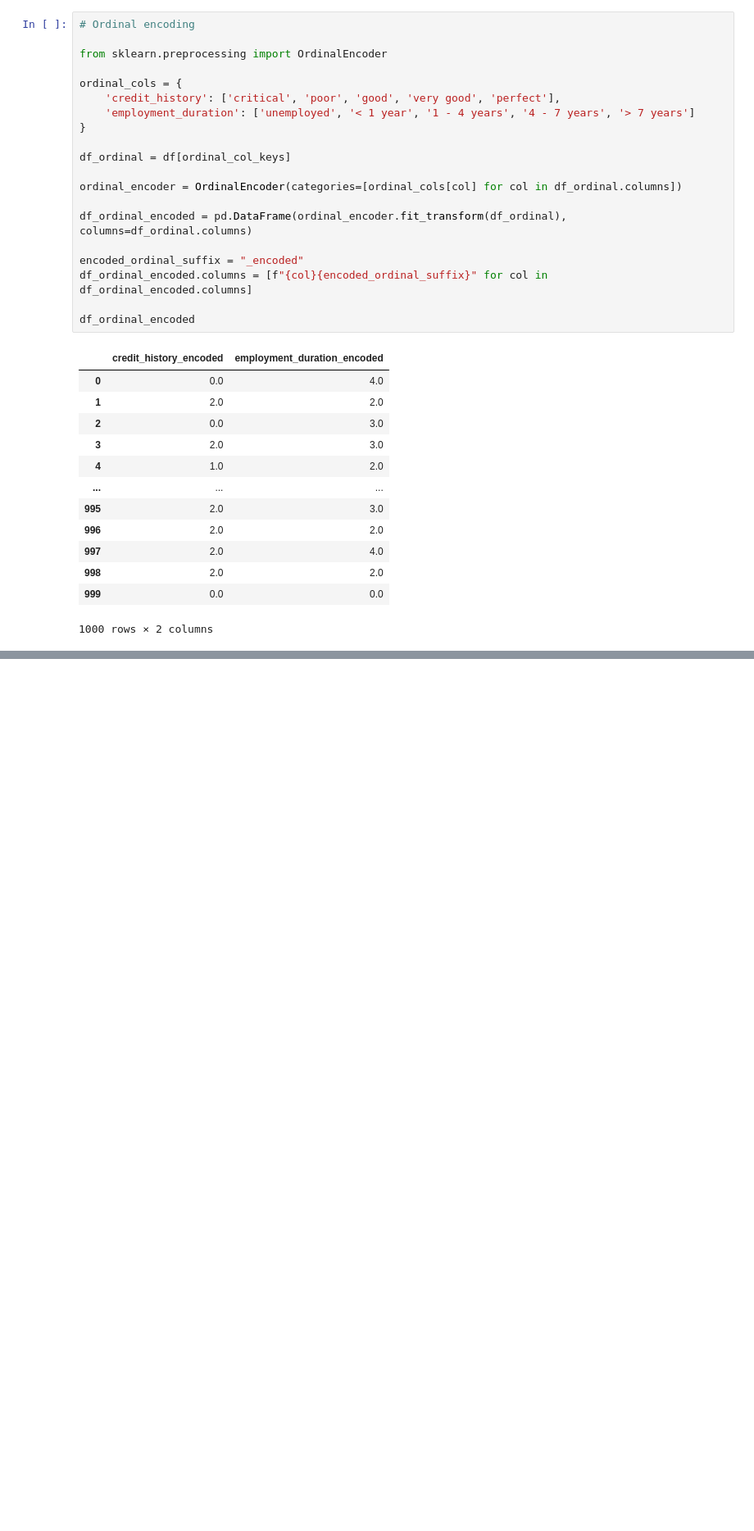
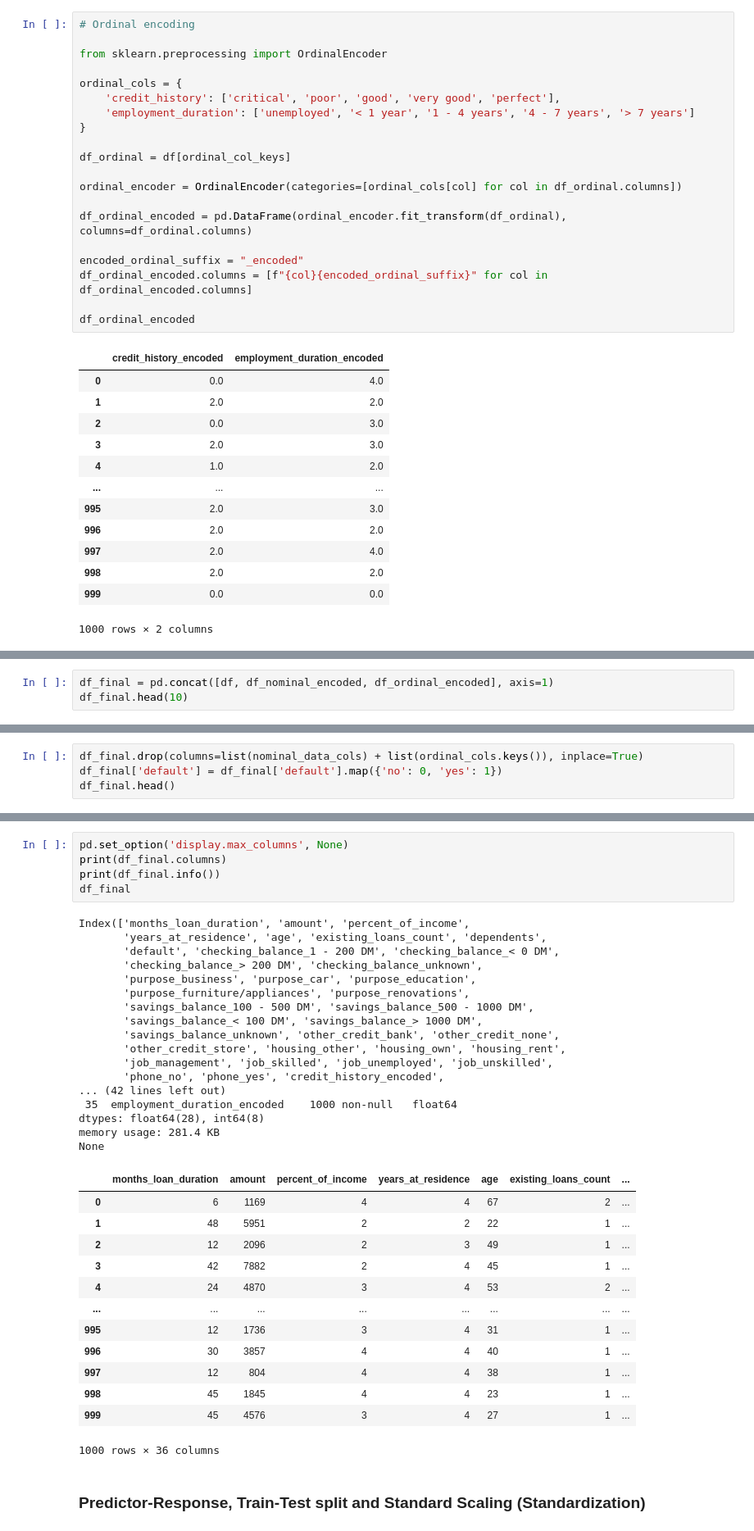
Before and after one commit to yatender-oktalk/machine-learning-arizona, a Jupyter notebook: week-6/project.ipynb, the cells around one changed output, grey strips where cells are left out. Shown at 82% size. Cells and saved outputs as stored; diff of their text form; blank space fills up the shorter version.

```diff
--- a/week-6/project.ipynb
+++ b/week-6/project.ipynb
@@ -481,0 +481,3 @@ OrdinalEncoder(categories=[['critical', 'poor', 'good', 'very good', 'perfect'],
+# %%
+df_final = pd.concat([df, df_nominal_encoded, df_ordinal_encoded], axis=1)
+df_final.head(10)
@@ -481,0 +504,4 @@ OrdinalEncoder(categories=[['critical', 'poor', 'good', 'very good', 'perfect'],
+# %%
+df_final.drop(columns=list(nominal_data_cols) + list(ordinal_cols.keys()), inplace=True)
+df_final['default'] = df_final['default'].map({'no': 0, 'yes': 1})
+df_final.head()
@@ -481,0 +516,38 @@ OrdinalEncoder(categories=[['critical', 'poor', 'good', 'very good', 'perfect'],
+# %%
+pd.set_option('display.max_columns', None)
+print(df_final.columns)
+print(df_final.info())
+df_final
+# %% [output]
+Index(['months_loan_duration', 'amount', 'percent_of_income',
+       'years_at_residence', 'age', 'existing_loans_count', 'dependents',
+       'default', 'checking_balance_1 - 200 DM', 'checking_balance_< 0 DM',
+       'checking_balance_> 200 DM', 'checking_balance_unknown',
+       'purpose_business', 'purpose_car', 'purpose_education',
+       'purpose_furniture/appliances', 'purpose_renovations',
+       'savings_balance_100 - 500 DM', 'savings_balance_500 - 1000 DM',
+       'savings_balance_< 100 DM', 'savings_balance_> 1000 DM',
+       'savings_balance_unknown', 'other_credit_bank', 'other_credit_none',
+       'other_credit_store', 'housing_other', 'housing_own', 'housing_rent',
+       'job_management', 'job_skilled', 'job_unemployed', 'job_unskilled',
+       'phone_no', 'phone_yes', 'credit_history_encoded',
+... (42 lines left out)
+ 35  employment_duration_encoded    1000 non-null   float64
+dtypes: float64(28), int64(8)
+memory usage: 281.4 KB
+None
+|  | months_loan_duration | amount | percent_of_income | years_at_residence | age | existing_loans_count | ... |
+| 0 | 6 | 1169 | 4 | 4 | 67 | 2 | ... |
+| 1 | 48 | 5951 | 2 | 2 | 22 | 1 | ... |
+| 2 | 12 | 2096 | 2 | 3 | 49 | 1 | ... |
+| 3 | 42 | 7882 | 2 | 4 | 45 | 1 | ... |
+| 4 | 24 | 4870 | 3 | 4 | 53 | 2 | ... |
+| ... | ... | ... | ... | ... | ... | ... | ... |
+| 995 | 12 | 1736 | 3 | 4 | 31 | 1 | ... |
+| 996 | 30 | 3857 | 4 | 4 | 40 | 1 | ... |
+| 997 | 12 | 804 | 4 | 4 | 38 | 1 | ... |
+| 998 | 45 | 1845 | 4 | 4 | 23 | 1 | ... |
+| 999 | 45 | 4576 | 3 | 4 | 27 | 1 | ... |
+1000 rows × 36 columns
+# %% [markdown]
+### Predictor-Response, Train-Test split and Standard Scaling (Standardization)
```
Also changed, not shown: parts of 6 cells of this notebook.
